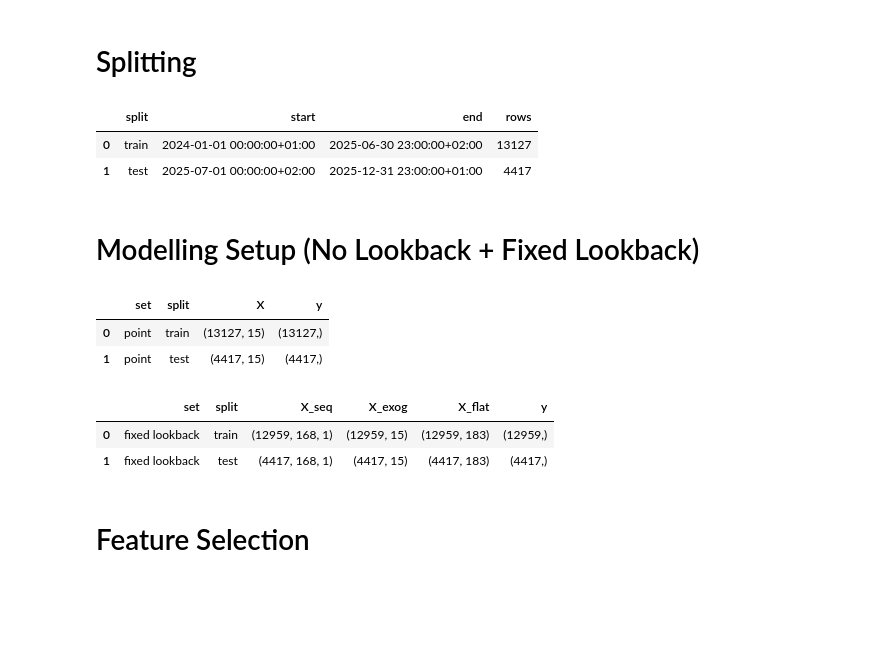
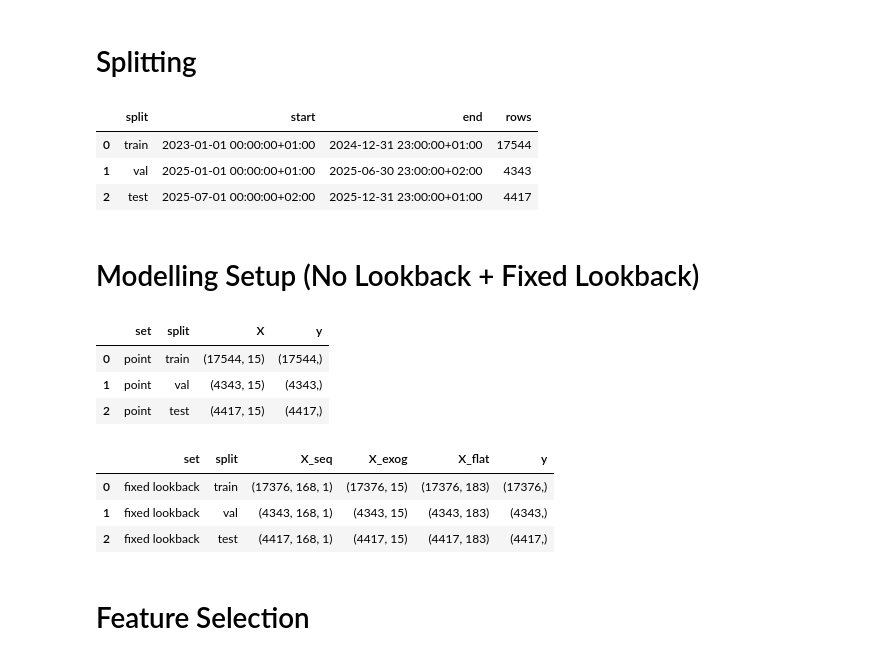
Before and after one commit to ds24m048/masters-thesis, a Jupyter notebook: modelling.ipynb, the cells around one changed output. Drawn from its saved outputs; the diff is of its cells as text; code cells hidden in the pictures; blank space fills up the shorter version.

```diff
--- a/modelling.ipynb
+++ b/modelling.ipynb
@@ -99,35 +95,40 @@ ger_holidays = pd.to_datetime(ger_holidays).tz_localize(data.index.tz)
 data["holiday_not_sunday"] = (data.index.normalize().isin(ger_holidays) & (data.index.dayofweek != 6))
 
 # remove all data outside of local delivery years 2023-2025 (only used for lag features)
-data = data["2024":"2025"]
+data = data["2023":"2025"]
 # %% [markdown]
 # Splitting
 # %%
 LOCAL_TZ = "Europe/Berlin"
 
-TRAIN_START = pd.Timestamp("2024-01-01", tz=LOCAL_TZ)
-TRAIN_END = pd.Timestamp("2025-07-01", tz=LOCAL_TZ)
+TRAIN_START = pd.Timestamp("2023-01-01", tz=LOCAL_TZ)
+TRAIN_END = pd.Timestamp("2025-01-01", tz=LOCAL_TZ)
+VAL_START = pd.Timestamp("2025-01-01", tz=LOCAL_TZ)
+VAL_END = pd.Timestamp("2025-07-01", tz=LOCAL_TZ)
 TEST_START = pd.Timestamp("2025-07-01", tz=LOCAL_TZ)
 TEST_END = pd.Timestamp("2026-01-01", tz=LOCAL_TZ)
 
 train_mask = (data.index >= TRAIN_START) & (data.index < TRAIN_END)
+val_mask = (data.index >= VAL_START) & (data.index < VAL_END)
 test_mask = (data.index >= TEST_START) & (data.index < TEST_END)
 
 data_train = data.loc[train_mask].copy()
+data_val = data.loc[val_mask].copy()
 data_test = data.loc[test_mask].copy()
 
 
 split_summary = pd.DataFrame({
-    "split": ["train", "test"],
-    "start": [data_train.index.min(), data_test.index.min()],
-    "end": [data_train.index.max(), data_test.index.max()],
-    "rows": [len(data_train), len(data_test)],
+    "split": ["train", "val", "test"],
+    "start": [data_train.index.min(), data_val.index.min(), data_test.index.min()],
+    "end": [data_train.index.max(), data_val.index.max(), data_test.index.max()],
+    "rows": [len(data_train), len(data_val), len(data_test)],
 })
 split_summary
 # %% [output]
 |  | split | start | end | rows |
-| 0 | train | 2024-01-01 00:00:00+01:00 | 2025-06-30 23:00:00+02:00 | 13127 |
-| 1 | test | 2025-07-01 00:00:00+02:00 | 2025-12-31 23:00:00+01:00 | 4417 |
+| 0 | train | 2023-01-01 00:00:00+01:00 | 2024-12-31 23:00:00+01:00 | 17544 |
+| 1 | val | 2025-01-01 00:00:00+01:00 | 2025-06-30 23:00:00+02:00 | 4343 |
+| 2 | test | 2025-07-01 00:00:00+02:00 | 2025-12-31 23:00:00+01:00 | 4417 |
 # %% [markdown]
 # Modelling Setup (No Lookback + Fixed Lookback)
 # %%
@@ -160,10 +161,14 @@ LAG_COLS = [c for c in FEATURE_COLS if c.startswith("price_lag")]
 # build datasets
 model_df = data[[TARGET_COL] + FEATURE_COLS].copy()
 train_df = model_df.loc[(model_df.index >= TRAIN_START) & (model_df.index < TRAIN_END)].copy()
+val_df = model_df.loc[(model_df.index >= VAL_START) & (model_df.index < VAL_END)].copy()
 test_df = model_df.loc[(model_df.index >= TEST_START) & (model_df.index < TEST_END)].copy()
 ## history data, cause lookback models need data for first hours in the test set, which have lookback windows reaching into the training period
 test_history_df = model_df.loc[
     (model_df.index >= TEST_START - pd.Timedelta(hours=LOOKBACK)) & (model_df.index < TEST_START)
+].copy()
+val_history_df = model_df.loc[
+    (model_df.index >= VAL_START - pd.Timedelta(hours=LOOKBACK)) & (model_df.index < VAL_START)
 ].copy()
 
 
@@ -175,20 +180,26 @@ def asinh_inverse(y_t, c):
     return c * np.sinh(y_t)
 # raw truth
 y_test = test_df[TARGET_COL].to_numpy(dtype=np.float32)
+y_val = val_df[TARGET_COL].to_numpy(dtype=np.float32)
 
 # apply asinh transformation
 for col in [TARGET_COL] + LAG_COLS:
     train_df.loc[:, col] = asinh_transform(train_df[col], c)
+    val_df.loc[:, col] = asinh_transform(val_df[col], c)
     test_df.loc[:, col] = asinh_transform(test_df[col], c)
+    val_history_df.loc[:, col] = asinh_transform(val_history_df[col], c)
     test_history_df.loc[:, col] = asinh_transform(test_history_df[col], c)
 
 # Feature scaling (RobustScaler)
 scaler = RobustScaler()
 train_df.loc[:, SCALE_COLS] = scaler.fit_transform(train_df[SCALE_COLS])
+val_df.loc[:, SCALE_COLS] = scaler.transform(val_df[SCALE_COLS])
 test_df.loc[:, SCALE_COLS] = scaler.transform(test_df[SCALE_COLS])
+val_history_df.loc[:, SCALE_COLS] = scaler.transform(val_history_df[SCALE_COLS])
 test_history_df.loc[:, SCALE_COLS] = scaler.transform(test_history_df[SCALE_COLS])
 
 test_with_history_df = pd.concat([test_history_df, test_df], axis=0)
+val_with_history_df = pd.concat([val_history_df, val_df], axis=0)
 
 # error functions for model performance evaluation
 def mae_score(y_true, y_pred) -> float:
@@ -215,9 +226,11 @@ def build_point_dataset(df: pd.DataFrame, feature_cols: list[str], target_col: s
 
 X_train_point, y_train_point, ts_train_point = build_point_dataset(train_df, FEATURE_COLS, TARGET_COL)
 X_test_point, y_test_point, ts_test_point = build_point_dataset(test_df, FEATURE_COLS, TARGET_COL)
+X_val_point, y_val_point, ts_val_point = build_point_dataset(val_df, FEATURE_COLS, TARGET_COL)
 
 display(pd.DataFrame([
     {"set": "point", "split": "train", "X": X_train_point.shape, "y": y_train_point.shape},
+    {"set": "point", "split": "val", "X": X_val_point.shape, "y": y_val_point.shape},
     {"set": "point", "split": "test", "X": X_test_point.shape, "y": y_test_point.shape},
 ]))
 
@@ -280,42 +293,49 @@ def build_lookback_dataset(
         pd.DatetimeIndex(ts_target),
     )
 
 
 # --- build datasets ---
 X_train_seq_lookback, X_train_exog_lookback, y_train_lookback, ts_train_lookback = build_lookback_dataset(
     train_df, SEQUENCE_COLS, FEATURE_COLS, TARGET_COL, LOOKBACK,
 )
 
 X_test_seq_lookback, X_test_exog_lookback, y_test_lookback, ts_test_lookback = build_lookback_dataset(
     test_with_history_df, SEQUENCE_COLS, FEATURE_COLS, TARGET_COL, LOOKBACK,
 )
-test_keep_mask = ts_test_lookback >= TEST_START
-X_test_seq_lookback = X_test_seq_lookback[test_keep_mask]
-X_test_exog_lookback = X_test_exog_lookback[test_keep_mask]
-y_test_lookback = y_test_lookback[test_keep_mask]
-ts_test_lookback = ts_test_lookback[test_keep_mask]
+
+X_val_seq_lookback, X_val_exog_lookback, y_val_lookback, ts_val_lookback = build_lookback_dataset(
+    val_with_history_df, SEQUENCE_COLS, FEATURE_COLS, TARGET_COL, LOOKBACK,
+)
+
 
 # flat layout for XGBoost
 X_train_flat_lookback = np.concatenate([
     X_train_seq_lookback.reshape(X_train_seq_lookback.shape[0], -1),
     X_train_exog_lookback,
 ], axis=1)
 X_test_flat_lookback = np.concatenate([
     X_test_seq_lookback.reshape(X_test_seq_lookback.shape[0], -1),
     X_test_exog_lookback,
 ], axis=1)
+X_val_flat_lookback = np.concatenate([
+    X_val_seq_lookback.reshape(X_val_seq_lookback.shape[0], -1),
+    X_val_exog_lookback,
+], axis=1)
 
 display(pd.DataFrame([
     {"set": "fixed lookback", "split": "train", "X_seq": X_train_seq_lookback.shape, "X_exog": X_train_exog_lookback.shape, "X_flat": X_train_flat_lookback.shape, "y": y_train_lookback.shape},
+    {"set": "fixed lookback", "split": "val",   "X_seq": X_val_seq_lookback.shape,   "X_exog": X_val_exog_lookback.shape,   "X_flat": X_val_flat_lookback.shape,   "y": y_val_lookback.shape},
     {"set": "fixed lookback", "split": "test",  "X_seq": X_test_seq_lookback.shape,  "X_exog": X_test_exog_lookback.shape,  "X_flat": X_test_flat_lookback.shape,  "y": y_test_lookback.shape},
 ]))
 # %% [output]
 |  | set | split | X | y |
-| 0 | point | train | (13127, 15) | (13127,) |
-| 1 | point | test | (4417, 15) | (4417,) |
+| 0 | point | train | (17544, 15) | (17544,) |
+| 1 | point | val | (4343, 15) | (4343,) |
+| 2 | point | test | (4417, 15) | (4417,) |
 |  | set | split | X_seq | X_exog | X_flat | y |
-| 0 | fixed lookback | train | (12959, 168, 1) | (12959, 15) | (12959, 183) | (12959,) |
-| 1 | fixed lookback | test | (4417, 168, 1) | (4417, 15) | (4417, 183) | (4417,) |
+| 0 | fixed lookback | train | (17376, 168, 1) | (17376, 15) | (17376, 183) | (17376,) |
+| 1 | fixed lookback | val | (4343, 168, 1) | (4343, 15) | (4343, 183) | (4343,) |
+| 2 | fixed lookback | test | (4417, 168, 1) | (4417, 15) | (4417, 183) | (4417,) |
 # %% [markdown]
 # Feature Selection
 # %% [markdown]
```
Also changed, not shown: parts of 19 cells of this notebook.
